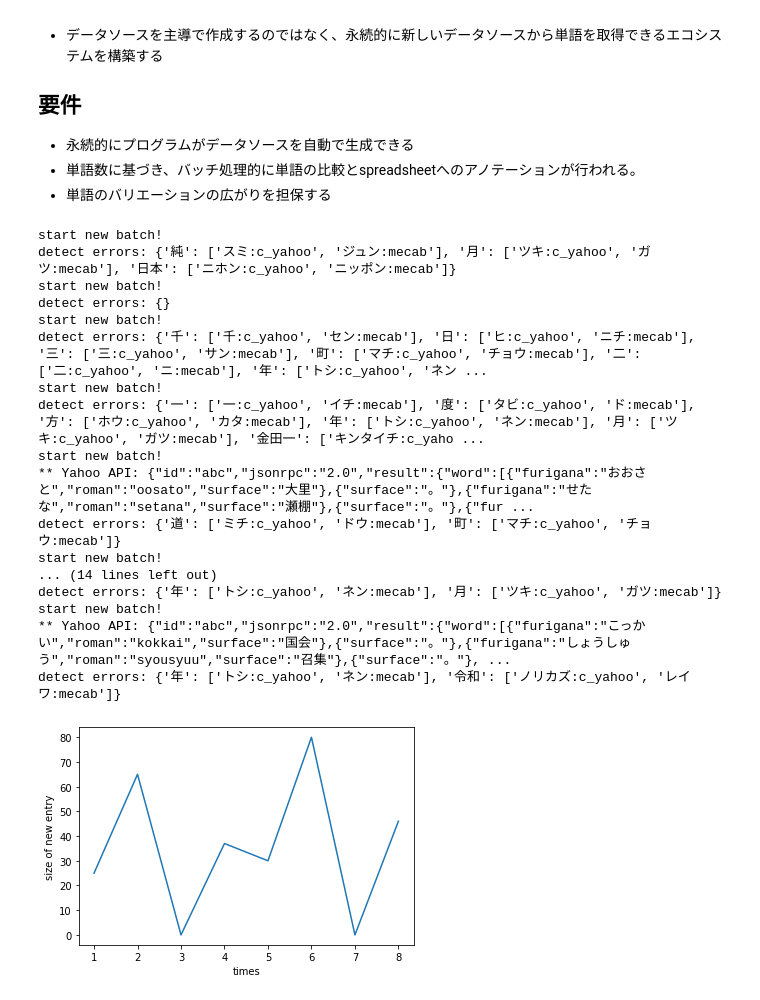
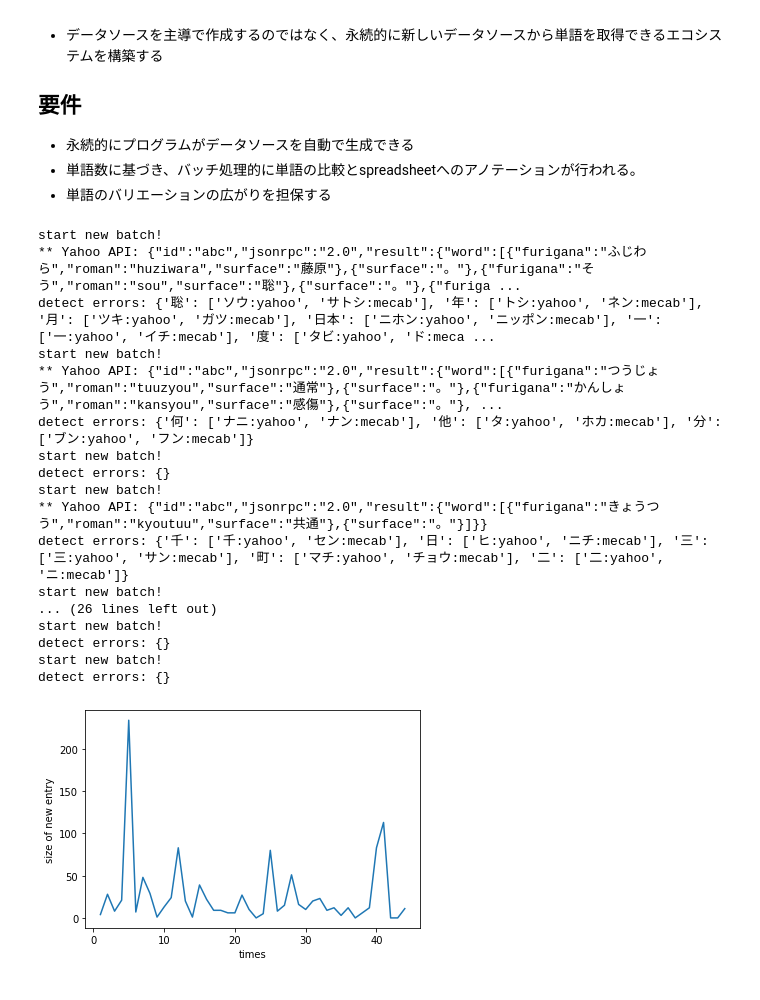
Before and after one commit to mzhkz/coefont_kana_convert_error_detector, a Jupyter notebook: 0904_detect_kana_yomi_error.ipynb, the cells around one changed output. Cells and saved outputs as stored; diff of their text form; code cells hidden in the pictures.

```diff
--- a/0904_detect_kana_yomi_error.ipynb
+++ b/0904_detect_kana_yomi_error.ipynb
@@ -590,7 +590,7 @@ class CompetionBatch:
 
        #バッチ処理のエントリーに追加+文字数を加算
        entries += filted_vocabs
-       vocab_sizes = list(map(lambda vocab:len(vocab[0]), filted_vocabs))
+       vocab_sizes = list(map(lambda vocab: len(vocab[0]), filted_vocabs))
        character_size += sum(vocab_sizes)
 
        # どれくらい新しいエントリーが増えているか記録する
@@ -627,7 +627,11 @@ class CompetionBatch:
 
   def save_to_spreadsheet(self, errors):
     print("detect errors:", errors)
+
     # checked_dbに単語を追加
+    set_on = "1".encode("utf-8")
+    for err_vocab in errors.keys():
+      checked_db.put(err_vocab.encode("utf-8"), set_on)
 # %% [markdown]
 # データセットの自動取得（wikipedia rechange logs）
 * データソースを主導で作成するのではなく、永続的に新しいデータソースから単語を取得できるエコシステムを構築する
@@ -645,42 +649,42 @@ test_09_competition = ConverterCompetition(converters=test_09_converters)
 test_09_url = 'https://stream.wikimedia.org/v2/stream/recentchange'
 
 # wikipediaの更新ログをデータセットに変換するイテレータ
 def getDataSourceFromWikipedia(limit=None):
   count = 0
   for event in EventSource(test_09_url, last_id=None):
     if event.event == 'message':
         try:
             change = json.loads(event.data)
         except ValueError:
             pass
         else:
             if change["server_name"] == 'ja.wikipedia.org':
                 datasource = WikipediaDataSource(title=change["title"])
                 datasource.load()
                 count +=1
                 yield datasource
                 if limit != None and count >= limit:
                    break
 
 # datasetの上限100, バッチ処理100characterに設定し、ストリーミングを行う
-test_09_batch = CompetionBatch(test_09_competition, streaming_iters=getDataSourceFromWikipedia(limit=15), batch_character_size=10)
+test_09_batch = CompetionBatch(test_09_competition, streaming_iters=getDataSourceFromWikipedia(limit=100), batch_character_size=100)
 test_09_batch.start(show_entry_rates=True) #ストリーミング処理を開始
 # %% [output]
 start new batch!
-detect errors: {'純': ['スミ:c_yahoo', 'ジュン:mecab'], '月': ['ツキ:c_yahoo', 'ガツ:mecab'], '日本': ['ニホン:c_yahoo', 'ニッポン:mecab']}
+** Yahoo API: {"id":"abc","jsonrpc":"2.0","result":{"word":[{"furigana":"ふじわら","roman":"huziwara","surface":"藤原"},{"surface":"。"},{"furigana":"そう","roman":"sou","surface":"聡"},{"surface":"。"},{"furiga ...
+detect errors: {'聡': ['ソウ:yahoo', 'サトシ:mecab'], '年': ['トシ:yahoo', 'ネン:mecab'], '月': ['ツキ:yahoo', 'ガツ:mecab'], '日本': ['ニホン:yahoo', 'ニッポン:mecab'], '一': ['一:yahoo', 'イチ:mecab'], '度': ['タビ:yahoo', 'ド:meca ...
+start new batch!
+** Yahoo API: {"id":"abc","jsonrpc":"2.0","result":{"word":[{"furigana":"つうじょう","roman":"tuuzyou","surface":"通常"},{"surface":"。"},{"furigana":"かんしょう","roman":"kansyou","surface":"感傷"},{"surface":"。"}, ...
+detect errors: {'何': ['ナニ:yahoo', 'ナン:mecab'], '他': ['タ:yahoo', 'ホカ:mecab'], '分': ['ブン:yahoo', 'フン:mecab']}
 start new batch!
 detect errors: {}
 start new batch!
-detect errors: {'千': ['千:c_yahoo', 'セン:mecab'], '日': ['ヒ:c_yahoo', 'ニチ:mecab'], '三': ['三:c_yahoo', 'サン:mecab'], '町': ['マチ:c_yahoo', 'チョウ:mecab'], '二': ['二:c_yahoo', 'ニ:mecab'], '年': ['トシ:c_yahoo', 'ネン ...
+** Yahoo API: {"id":"abc","jsonrpc":"2.0","result":{"word":[{"furigana":"きょうつう","roman":"kyoutuu","surface":"共通"},{"surface":"。"}]}}
+detect errors: {'千': ['千:yahoo', 'セン:mecab'], '日': ['ヒ:yahoo', 'ニチ:mecab'], '三': ['三:yahoo', 'サン:mecab'], '町': ['マチ:yahoo', 'チョウ:mecab'], '二': ['二:yahoo', 'ニ:mecab']}
 start new batch!
-detect errors: {'一': ['一:c_yahoo', 'イチ:mecab'], '度': ['タビ:c_yahoo', 'ド:mecab'], '方': ['ホウ:c_yahoo', 'カタ:mecab'], '年': ['トシ:c_yahoo', 'ネン:mecab'], '月': ['ツキ:c_yahoo', 'ガツ:mecab'], '金田一': ['キンタイチ:c_yaho ...
+... (26 lines left out)
 start new batch!
-** Yahoo API: {"id":"abc","jsonrpc":"2.0","result":{"word":[{"furigana":"おおさと","roman":"oosato","surface":"大里"},{"surface":"。"},{"furigana":"せたな","roman":"setana","surface":"瀬棚"},{"surface":"。"},{"fur ...
-detect errors: {'道': ['ミチ:c_yahoo', 'ドウ:mecab'], '町': ['マチ:c_yahoo', 'チョウ:mecab']}
+detect errors: {}
 start new batch!
-... (14 lines left out)
-detect errors: {'年': ['トシ:c_yahoo', 'ネン:mecab'], '月': ['ツキ:c_yahoo', 'ガツ:mecab']}
-start new batch!
-** Yahoo API: {"id":"abc","jsonrpc":"2.0","result":{"word":[{"furigana":"こっかい","roman":"kokkai","surface":"国会"},{"surface":"。"},{"furigana":"しょうしゅう","roman":"syousyuu","surface":"召集"},{"surface":"。"}, ...
-detect errors: {'年': ['トシ:c_yahoo', 'ネン:mecab'], '令和': ['ノリカズ:c_yahoo', 'レイワ:mecab']}
+detect errors: {}
-[figure, old version]
+[figure, new version]
```
